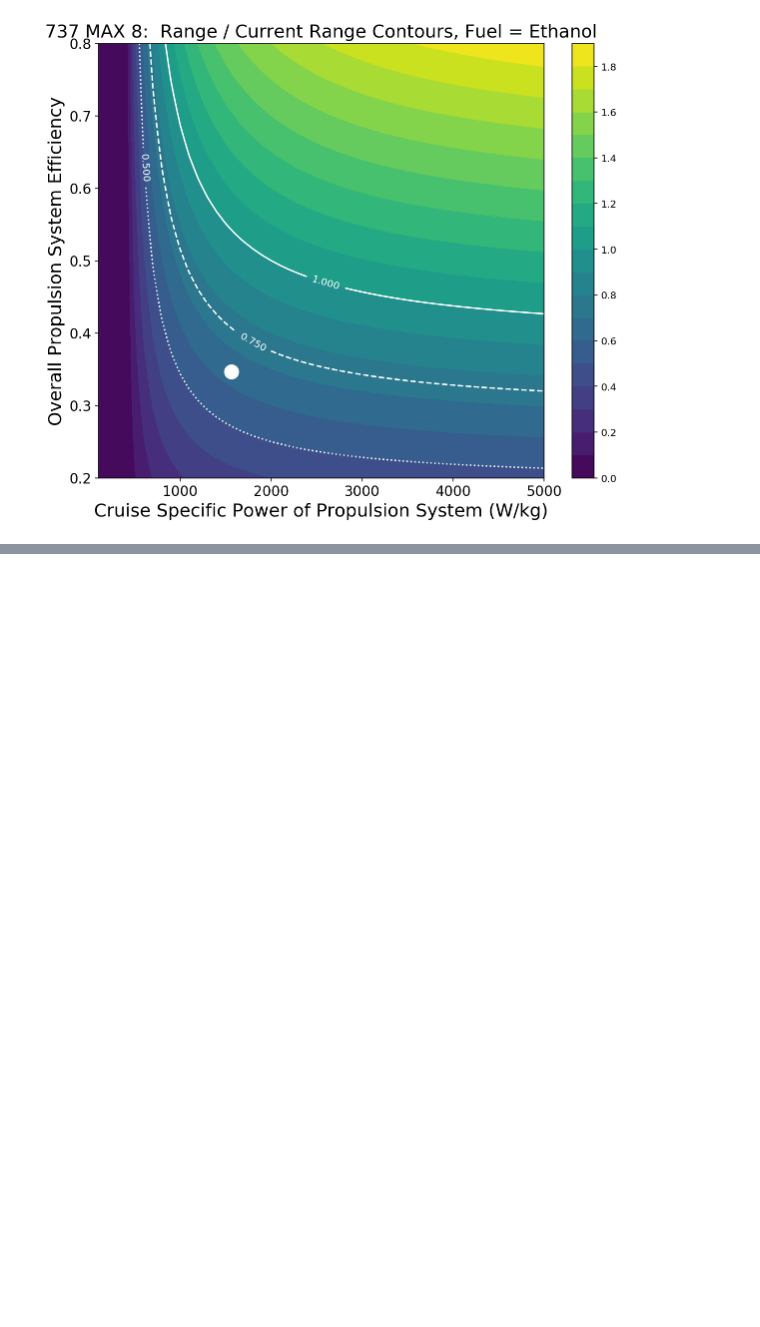
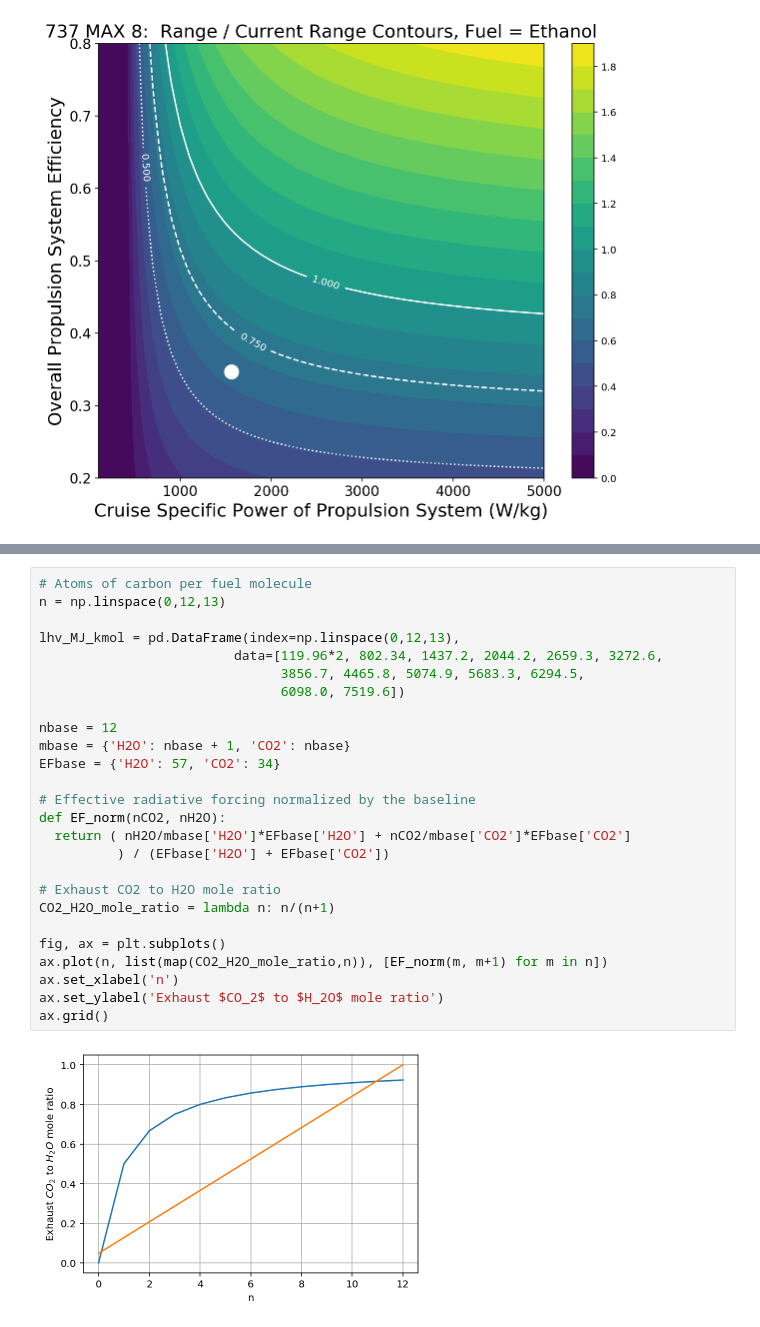
Before and after one commit to davetew/Zero-Carbon-Aviation, a Jupyter notebook: Zero_Carbon_Aviation_Colab_v2.ipynb, the cells around one changed output, grey strips where cells are left out. Drawn from its saved outputs; the diff is of its cells as text; blank space fills up the shorter version.

```diff
--- a/Zero_Carbon_Aviation_Colab_v2.ipynb
+++ b/Zero_Carbon_Aviation_Colab_v2.ipynb
@@ -1287,0 +1358,28 @@ FuelTechCon = AC.MultiFuelPayloadTechContour();
+# %%
+# Atoms of carbon per fuel molecule
+n = np.linspace(0,12,13)
+
+lhv_MJ_kmol = pd.DataFrame(index=np.linspace(0,12,13),
+                         data=[119.96*2, 802.34, 1437.2, 2044.2, 2659.3, 3272.6,
+                               3856.7, 4465.8, 5074.9, 5683.3, 6294.5,
+                               6098.0, 7519.6])
+
+nbase = 12
+mbase = {'H2O': nbase + 1, 'CO2': nbase}
+EFbase = {'H2O': 57, 'CO2': 34}
+
+# Effective radiative forcing normalized by the baseline
+def EF_norm(nCO2, nH2O):
+  return ( nH2O/mbase['H2O']*EFbase['H2O'] + nCO2/mbase['CO2']*EFbase['CO2']
+          ) / (EFbase['H2O'] + EFbase['CO2'])
+
+# Exhaust CO2 to H2O mole ratio
+CO2_H2O_mole_ratio = lambda n: n/(n+1)
+
+fig, ax = plt.subplots()
+ax.plot(n, list(map(CO2_H2O_mole_ratio,n)), [EF_norm(m, m+1) for m in n])
+ax.set_xlabel('n')
+ax.set_ylabel('Exhaust $CO_2$ to $H_2O$ mole ratio')
+ax.grid()
+# %% [output]
+[figure, added]
```
Also changed, not shown: parts of 24 cells of this notebook.
